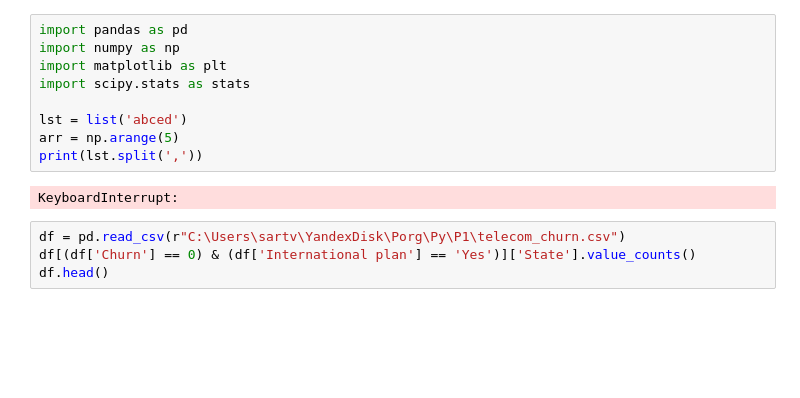
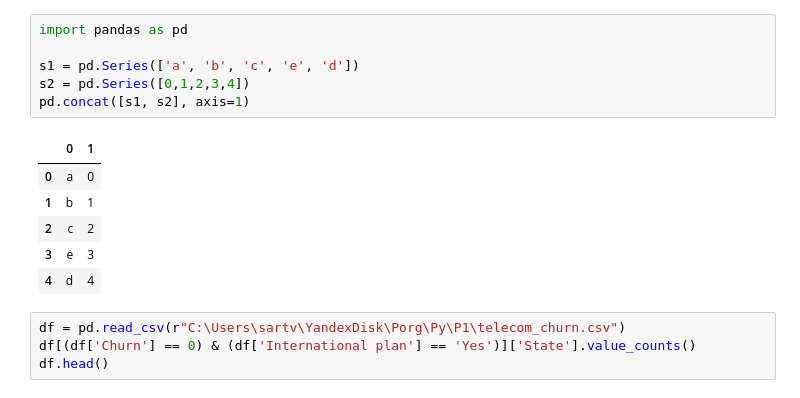
Before and after one commit to artemsaw/statistics_basic, a Jupyter notebook: 1.ipynb, the cells around one changed output. Cells and saved outputs as stored; diff of their text form; blank space fills up the shorter version.

```diff
--- a/1.ipynb
+++ b/1.ipynb
@@ -1,14 +1,16 @@
-# %%
-import pandas as pd
-import numpy as np
-import matplotlib as plt
-import scipy.stats as stats
-
-lst = list('abced')
-arr = np.arange(5)
-print(lst.split(','))
-# %% [output]
-KeyboardInterrupt:
+# %%
+import pandas as pd
+
+s1 = pd.Series(['a', 'b', 'c', 'e', 'd'])
+s2 = pd.Series([0,1,2,3,4])
+pd.concat([s1, s2], axis=1)
+# %% [output]
+|  | 0 | 1 |
+| 0 | a | 0 |
+| 1 | b | 1 |
+| 2 | c | 2 |
+| 3 | e | 3 |
+| 4 | d | 4 |
 # %%
 df = pd.read_csv(r"C:\Users\sartv\YandexDisk\Porg\Py\P1\telecom_churn.csv")
 df[(df['Churn'] == 0) & (df['International plan'] == 'Yes')]['State'].value_counts()
```
Also changed, not shown: 2 other files.
